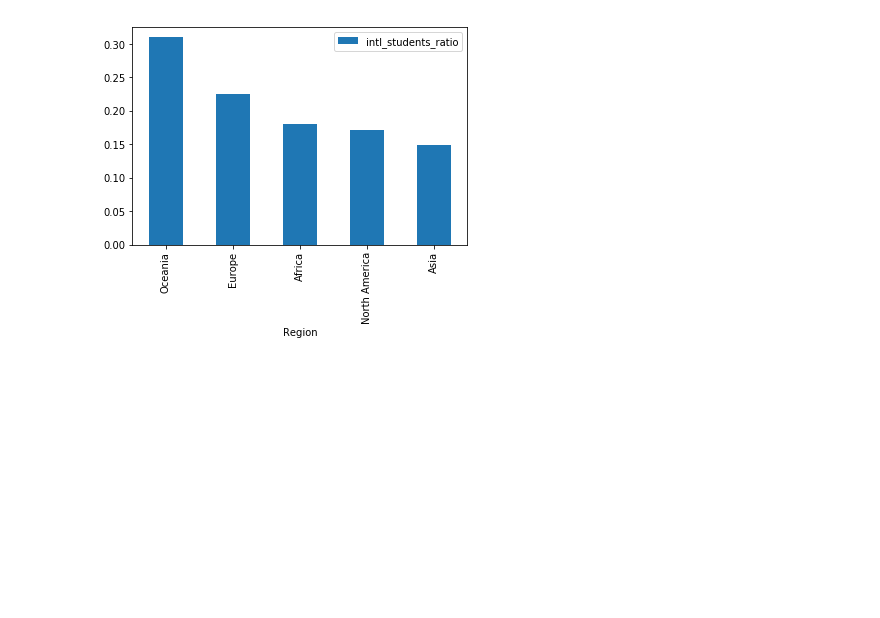
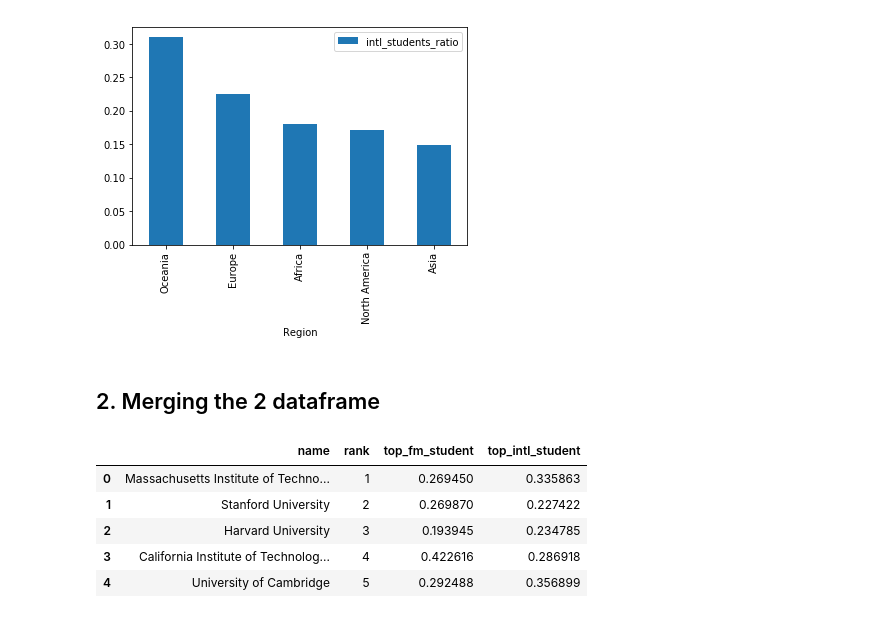
Before and after one commit to antonino-barbera/seanbi, a Jupyter notebook: HW2/Homework 2.ipynb, the cells around one changed output. Drawn from its saved outputs; the diff is of its cells as text; code cells hidden in the pictures; blank space fills up the shorter version.

Commit message:
Merging the stuff

```diff
--- a/HW2/Homework 2.ipynb
+++ b/HW2/Homework 2.ipynb
@@ -397,3 +397,18 @@ times_by_region_ratio2.drop(['FM Total', 'Rank', 'Students International', 'Stud
 # %% [output]
 <matplotlib.axes._subplots.AxesSubplot at 0x...>
 [figure]
+# %% [markdown]
+## 2. Merging the 2 dataframe
+# %%
+top_merge=df.assign(top_fm_student=df['faculty_total']/df['students_total'])
+top_merge=top_merge.assign(top_intl_student=df['students_international']/df['students_total'])
+top_merge=top_merge.drop(['country','faculty_international','faculty_total','region','students_international','students_total'],axis=1)
+
+top_merge.head()
+# %% [output]
+|  | name | rank | top_fm_student | top_intl_student |
+| 0 | Massachusetts Institute of Techno... | 1 | 0.269450 | 0.335863 |
+| 1 | Stanford University | 2 | 0.269870 | 0.227422 |
+| 2 | Harvard University | 3 | 0.193945 | 0.234785 |
+| 3 | California Institute of Technolog... | 4 | 0.422616 | 0.286918 |
+| 4 | University of Cambridge | 5 | 0.292488 | 0.356899 |
```
Also changed, not shown: parts of 7 cells of this notebook, 1 other file.
